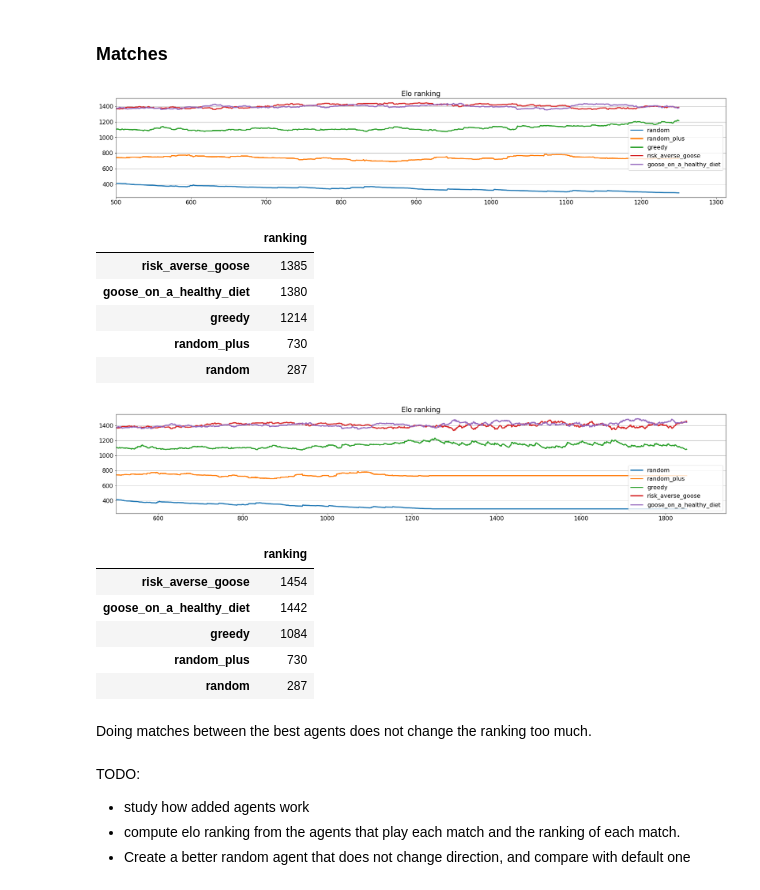
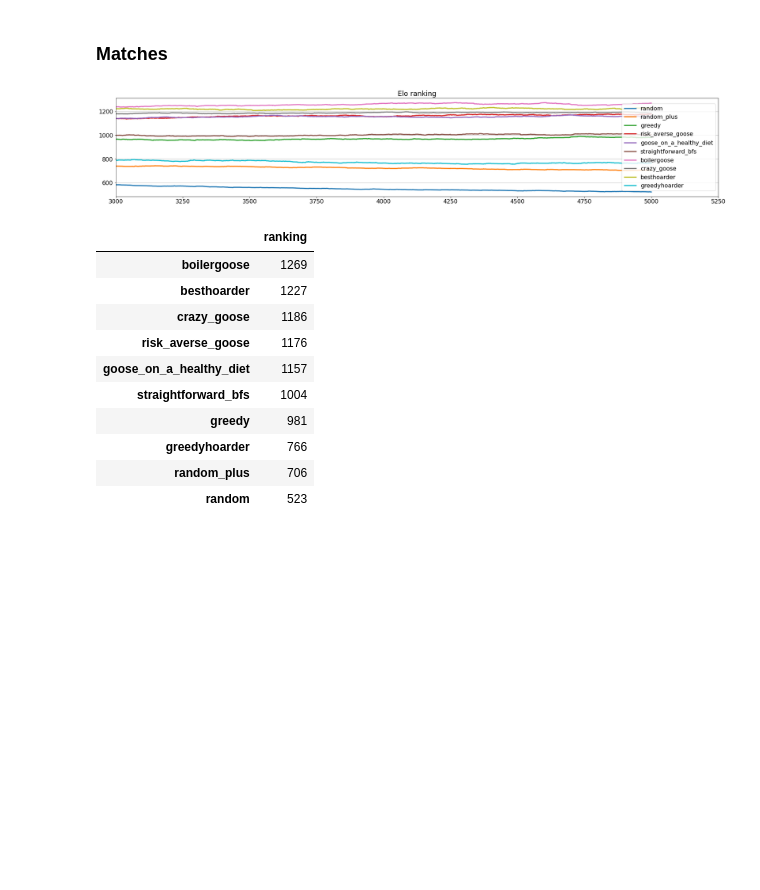
Before and after one commit to ironbar/hungry_geese, a Jupyter notebook: notebooks/002_hard_coded_agents_championship.ipynb, the cells around one changed output. Drawn from its saved outputs; the diff is of its cells as text; code cells hidden in the pictures; blank space fills up the shorter version.

Commit message:
Added many new agents and computed ranking

```diff
--- a/notebooks/002_hard_coded_agents_championship.ipynb
+++ b/notebooks/002_hard_coded_agents_championship.ipynb
@@ -280,0 +305,3 @@ plt.title('Elo ranking evolutino for k=%i' % k);
+# %%
+def play_game(sampled_keys):
+    return evaluate("hungry_geese", agents=[agents[key] for key in sampled_keys], num_episodes=1)
@@ -281,2 +322,16 @@ plt.title('Elo ranking evolutino for k=%i' % k);
+# %%
+def play_matches_in_parallel(agents, max_workers=20, n_matches=1000):
+    pool = ProcessPoolExecutor(max_workers=max_workers)
+    matches_results = []
+    matches_agents = []
+    submits = []
+    for i in range(n_matches):
+        sampled_keys = sample_agent_keys(agents)
+        submits.append(pool.submit(play_game, sampled_keys))
+        matches_agents.append(sampled_keys)
+    monitor_progress(submits)
+
+    matches_results = [submit.result()[0] for submit in submits]
+    return matches_agents, matches_results
 # %% [markdown]
 ### Matches
@@ -312,16 +338,38 @@ for _ in tqdm(range(num_episodes)):
+# %%
+agents = {
+    'random': 'random',
+    'random_plus': random_plus_agent,
+    'greedy': 'greedy',
+    'risk_averse_goose': '../forum/agents/risk_averse_goose.py',
+    'goose_on_a_healthy_diet': '../forum/agents/goose_on_a_healthy_diet.py',
+    #'simple_bfs': '../forum/agents/simple_bfs.py', #outdated because it does not check if it is reverting the direction
+    'straightforward_bfs': '../forum/agents/straightforward_bfs.py',
+    'boilergoose': '../forum/agents/boilergoose.py',
+    'crazy_goose': '../forum/agents/crazy_goose.py',
+    'besthoarder': '../forum/agents/besthoarder.py',
+    'greedyhoarder': '../forum/agents/greedyhoarder.py',
+    #'risk_averse_greedy': '../forum/agents/risk_averse_greedy.py', #outdated because it does not check if it is reverting the direction
+}
+# %%
+matches_agents, matches_results = play_matches_in_parallel(agents, max_workers=20, n_matches=5000)
 # %%
-elo_ranking = EloRanking(list(agents.keys()))
+elo_ranking = EloRanking(list(agents.keys()), k=1)
 for match_agents, match_results in zip(matches_agents, matches_results):
     elo_ranking.add_match(match_agents, match_results)
 elo_ranking.plot()
-plt.xlim(left=500)
+plt.xlim(left=3000)
 plt.title('Elo ranking'); plt.show();
 elo_ranking.summary()
 # %% [output]
-[figure, old version]
+[figure, new version]
 |  | ranking |
-| risk_averse_goose | 1385 |
-| goose_on_a_healthy_diet | 1380 |
-| greedy | 1214 |
-| random_plus | 730 |
-| random | 287 |
+| boilergoose | 1269 |
+| besthoarder | 1227 |
+| crazy_goose | 1186 |
+| risk_averse_goose | 1176 |
+| goose_on_a_healthy_diet | 1157 |
+| straightforward_bfs | 1004 |
+| greedy | 981 |
+| greedyhoarder | 766 |
+| random_plus | 706 |
+| random | 523 |
@@ -340,23 +375,0 @@ for _ in tqdm(range(num_episodes)):
-# %%
-elo_ranking = EloRanking(list(agents.keys()))
-for match_agents, match_results in zip(matches_agents, matches_results):
-    elo_ranking.add_match(match_agents, match_results)
-elo_ranking.plot()
-plt.xlim(left=500)
-plt.title('Elo ranking'); plt.show();
-elo_ranking.summary()
-# %% [output]
-[figure, removed]
-|  | ranking |
-| risk_averse_goose | 1454 |
-| goose_on_a_healthy_diet | 1442 |
-| greedy | 1084 |
-| random_plus | 730 |
-| random | 287 |
-# %% [markdown]
-Doing matches between the best agents does not change the ranking too much.
-# %% [markdown]
-TODO:
-- study how added agents work
-- compute elo ranking from the agents that play each match and the ranking of each match.
-- Create a better random agent that does not change direction, and compare with default one
```
Also changed, not shown: parts of 25 cells of this notebook, 8 other files.
